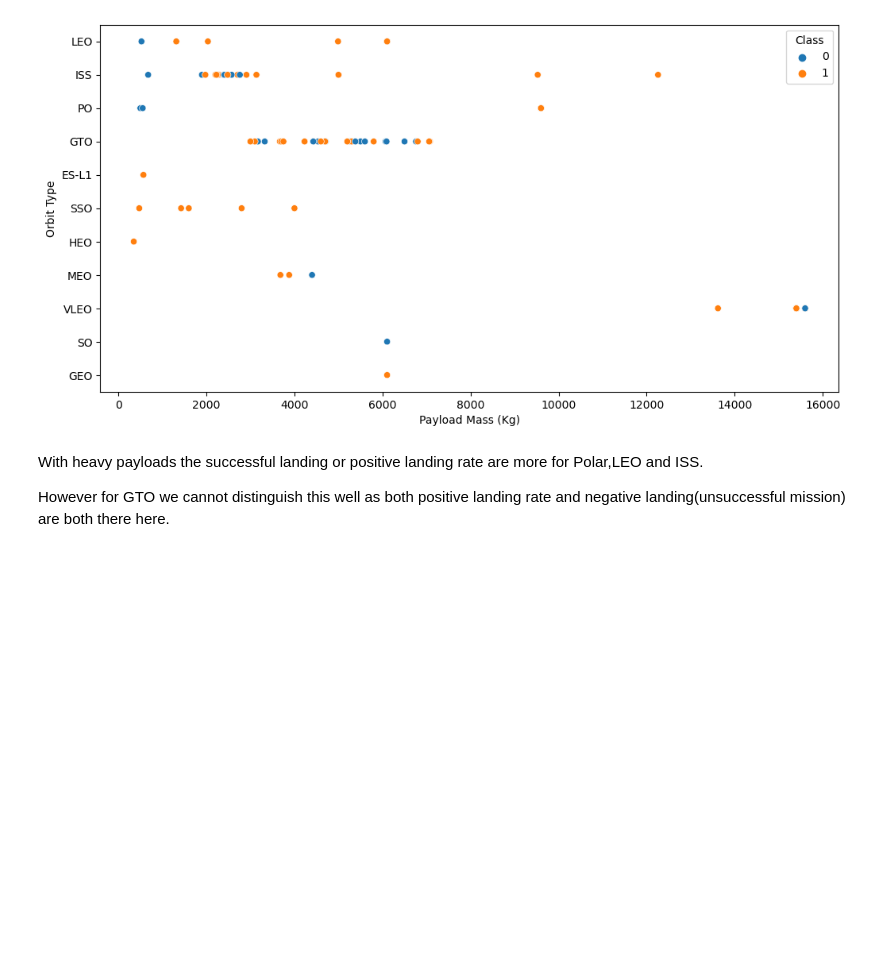
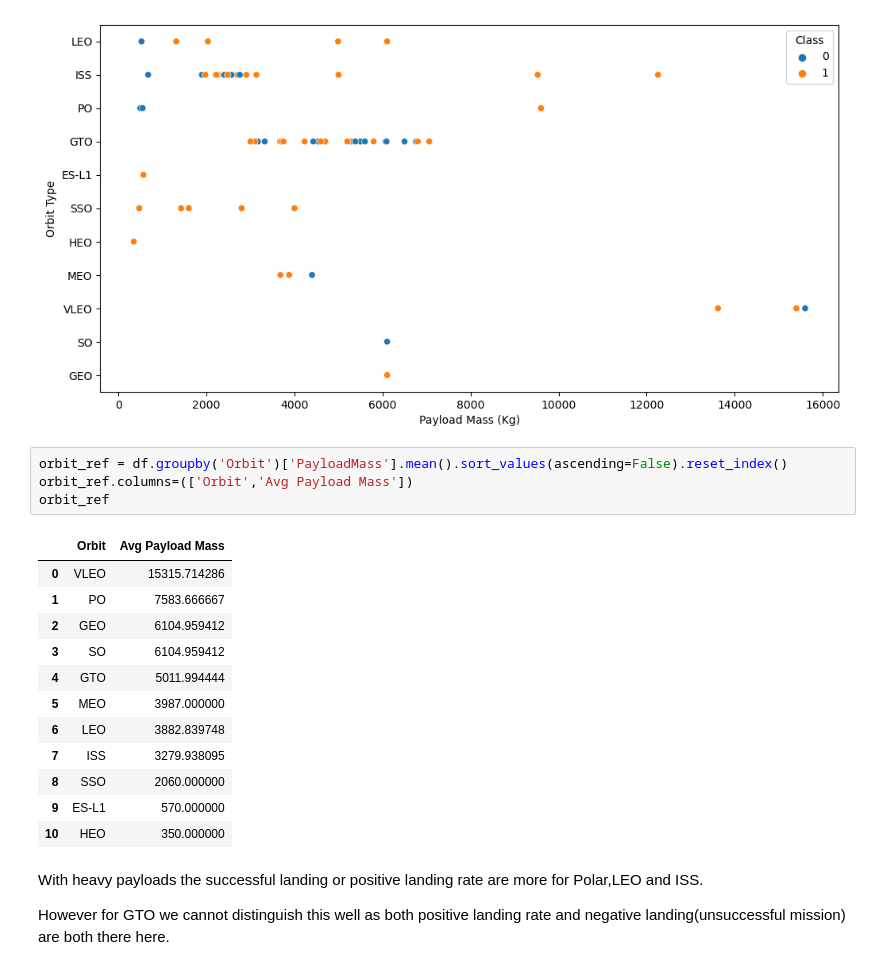
Before and after one commit to coecassio/SpaceXFalcon9LandingPrediction, a Jupyter notebook: Applied Data Science Capstone/2. Exploratory Data Analysis (EDA)/jupyter-labs-eda-dataviz.ipynb, the cells around one changed output. Saved outputs shown, nothing was run; the diff lists cells and outputs as text; blank space fills up the shorter version.

```diff
--- a/Applied Data Science Capstone/2. Exploratory Data Analysis (EDA)/jupyter-labs-eda-dataviz.ipynb
+++ b/Applied Data Science Capstone/2. Exploratory Data Analysis (EDA)/jupyter-labs-eda-dataviz.ipynb
@@ -178,6 +178,23 @@ plt.ylabel("Orbit Type")
 # %% [output]
 Text(0, 0.5, 'Orbit Type')
 [figure]
+# %%
+orbit_ref = df.groupby('Orbit')['PayloadMass'].mean().sort_values(ascending=False).reset_index()
+orbit_ref.columns=(['Orbit','Avg Payload Mass'])
+orbit_ref
+# %% [output]
+|  | Orbit | Avg Payload Mass |
+| 0 | VLEO | 15315.714286 |
+| 1 | PO | 7583.666667 |
+| 2 | GEO | 6104.959412 |
+| 3 | SO | 6104.959412 |
+| 4 | GTO | 5011.994444 |
+| 5 | MEO | 3987.000000 |
+| 6 | LEO | 3882.839748 |
+| 7 | ISS | 3279.938095 |
+| 8 | SSO | 2060.000000 |
+| 9 | ES-L1 | 570.000000 |
+| 10 | HEO | 350.000000 |
 # %% [markdown]
 With heavy payloads the successful landing or positive landing rate are more for Polar,LEO and ISS.
 
```
Also changed, not shown: parts of 3 cells of this notebook.
